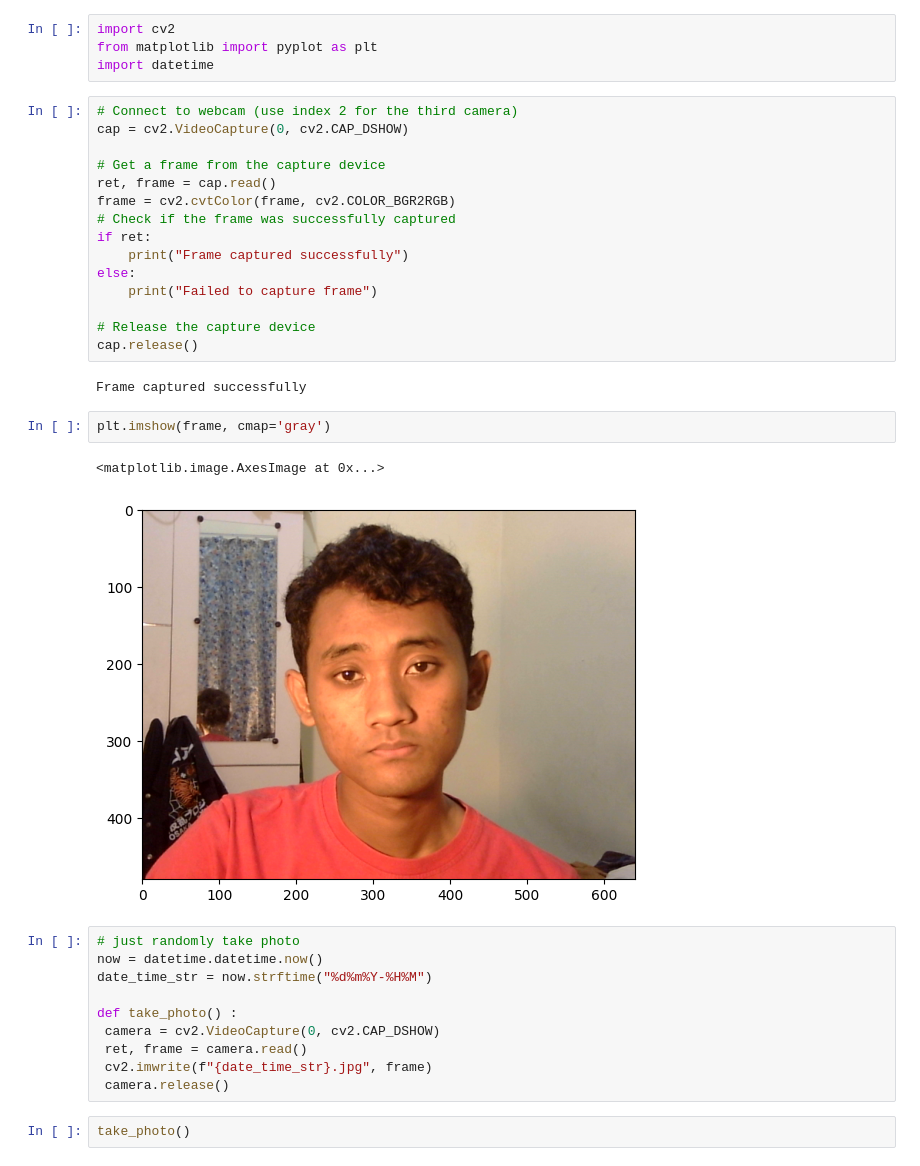
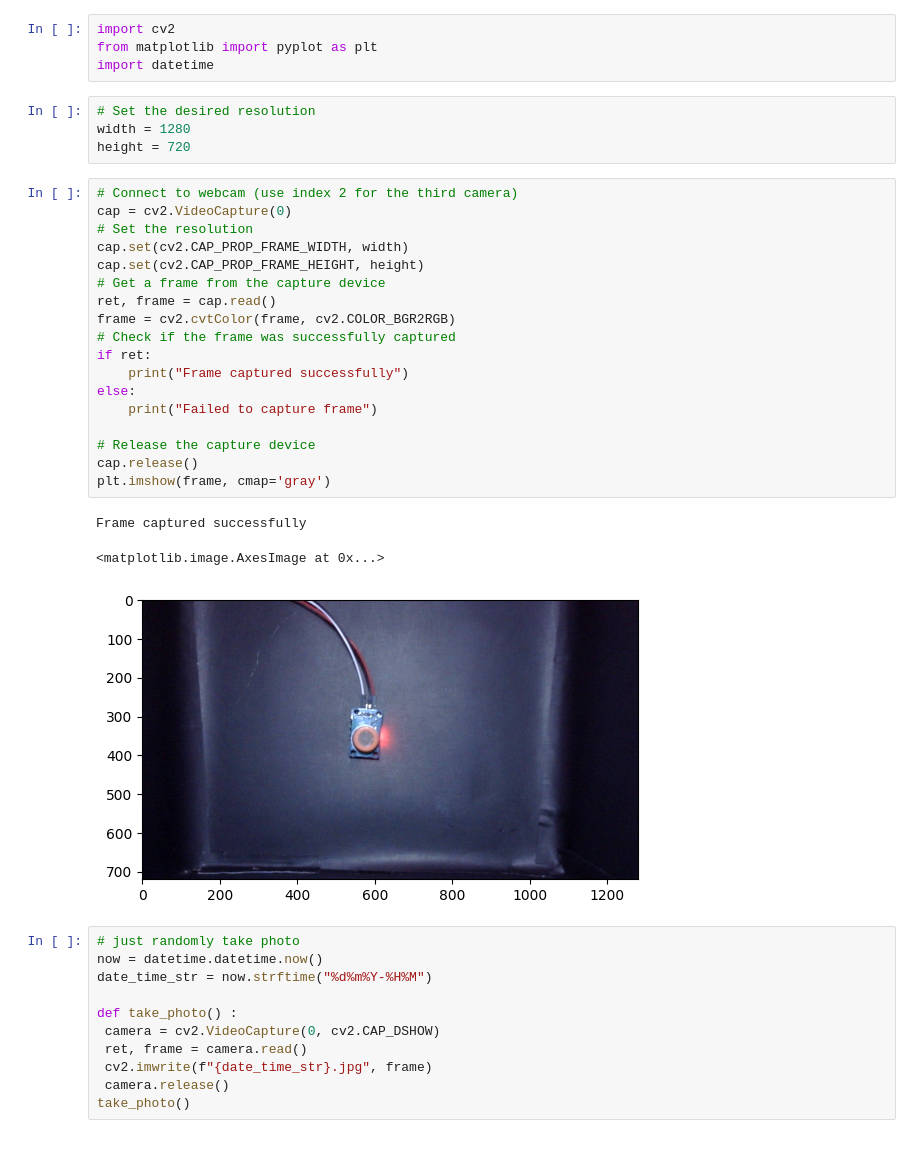
Before and after one commit to WhiteCat20/image-capture-using-python, a Jupyter notebook: capture.ipynb, the cells around one changed output. Cells and saved outputs as stored; diff of their text form.

```diff
--- a/capture.ipynb
+++ b/capture.ipynb
@@ -2,28 +2,32 @@
 import cv2
 from matplotlib import pyplot as plt
 import datetime
+# %%
+# Set the desired resolution
+width = 1280
+height = 720
 # %%
 # Connect to webcam (use index 2 for the third camera)
-cap = cv2.VideoCapture(0, cv2.CAP_DSHOW)
-
+cap = cv2.VideoCapture(0)
+# Set the resolution
+cap.set(cv2.CAP_PROP_FRAME_WIDTH, width)
+cap.set(cv2.CAP_PROP_FRAME_HEIGHT, height)
 # Get a frame from the capture device
 ret, frame = cap.read()
 frame = cv2.cvtColor(frame, cv2.COLOR_BGR2RGB)
 # Check if the frame was successfully captured
 if ret:
     print("Frame captured successfully")
 else:
     print("Failed to capture frame")
 
 # Release the capture device
 cap.release()
+plt.imshow(frame, cmap='gray')
 # %% [output]
 Frame captured successfully
+<matplotlib.image.AxesImage at 0x...>
+[figure, added]
-# %%
-plt.imshow(frame, cmap='gray')
-# %% [output]
-<matplotlib.image.AxesImage at 0x...>
-[figure, removed]
 # %%
 # just randomly take photo
 now = datetime.datetime.now()
@@ -34,5 +38,4 @@ def take_photo() :
  ret, frame = camera.read()
  cv2.imwrite(f"{date_time_str}.jpg", frame)
  camera.release()
+take_photo()
-# %%
-take_photo()
```
Also changed, not shown: parts of 2 cells of this notebook, 5 other files.
